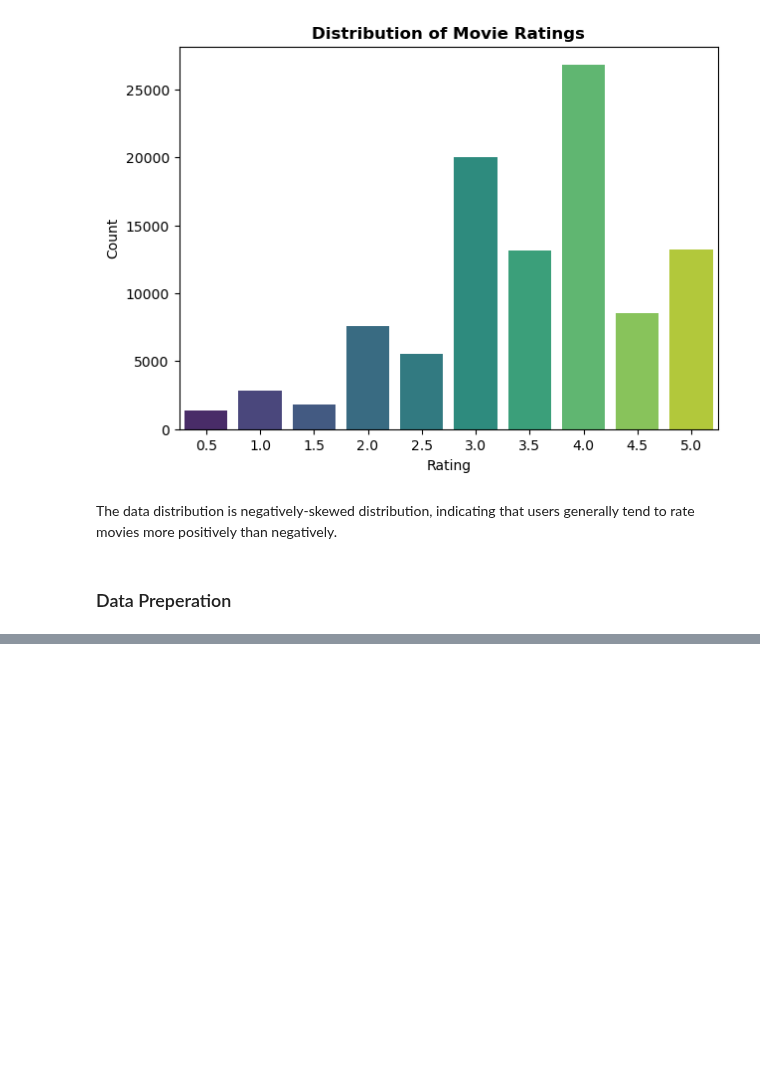
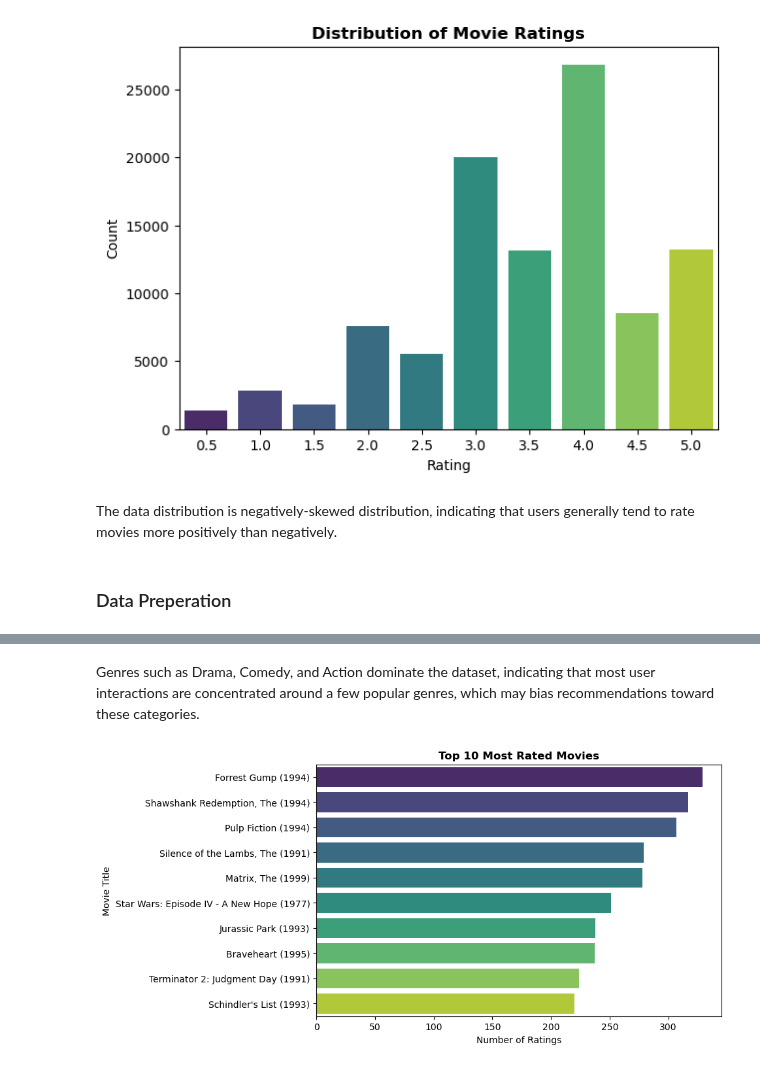
Before and after one commit to Marian-amo/Movies-Recommendation-System-Project, a Jupyter notebook: notebook.ipynb, the cells around one changed output, grey strips where cells are left out. Cells and saved outputs as stored; diff of their text form; code cells hidden in the pictures; blank space fills up the shorter version.

```diff
--- a/notebook.ipynb
+++ b/notebook.ipynb
@@ -288,0 +327,13 @@ The ratings dataset is converted into a Surprise object using Reader class. Only
+# %% [markdown]
+Genres such as Drama, Comedy, and Action dominate the dataset, indicating that most user interactions are concentrated around a few popular genres, which may bias recommendations toward these categories.
+# %%
+top_movies = df_copy['title'].value_counts().head(10)
+
+plt.figure(figsize=(8,5))
+sns.barplot(x=top_movies.values, y=top_movies.index, palette="viridis")
+plt.title("Top 10 Most Rated Movies", fontweight="bold")
+plt.xlabel("Number of Ratings")
+plt.ylabel("Movie Title")
+plt.show()
+# %% [output]
+[figure, added]
```
Also changed, not shown: parts of 14 cells of this notebook.
